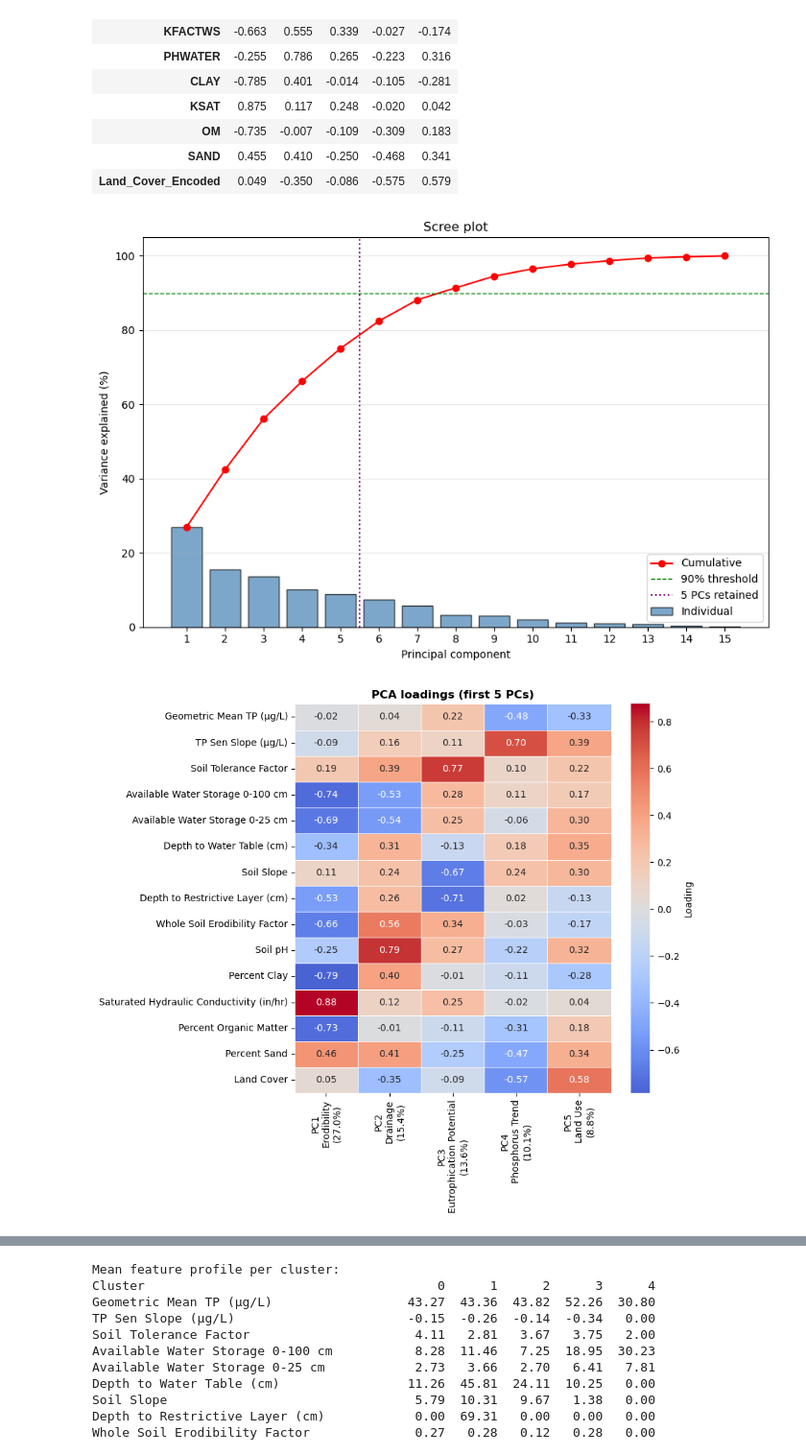
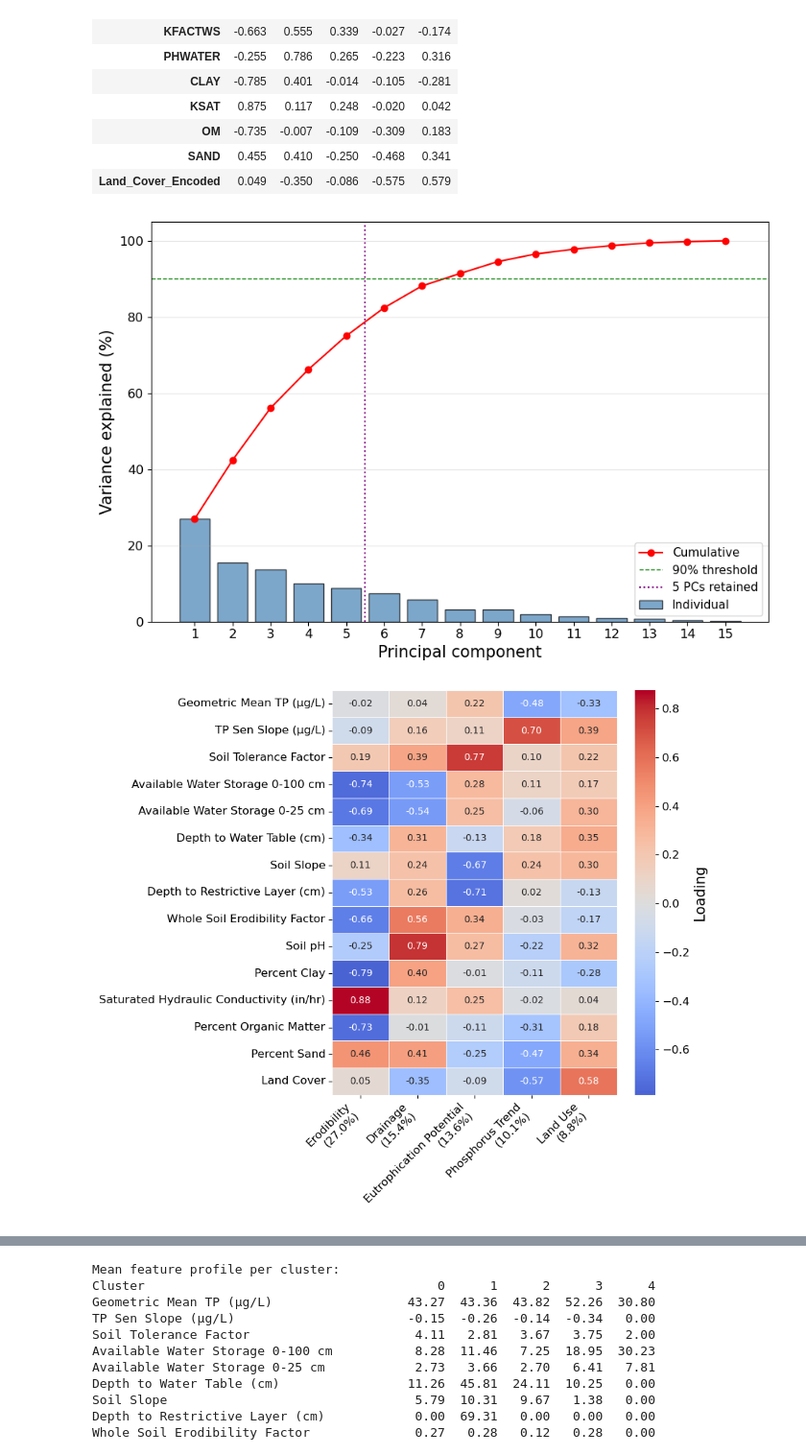
Before and after one commit to narslab/stream-station-typology, a Jupyter notebook: bin/ss-typology.ipynb, the cells around one changed output, grey strips where cells are left out. Shown at 96% size. Saved outputs shown, nothing was run; the diff lists cells and outputs as text; code cells hidden in the pictures.

```diff
--- a/bin/ss-typology.ipynb
+++ b/bin/ss-typology.ipynb
@@ -81,6 +90,15 @@ K = 5                       # cluster count (justified by the diagnostics cell)
 CLUSTER_METHOD = "ward"     # "ward" (hierarchical) or "kmeans"
 RANDOM_STATE = 45
 PALETTE = list(plt.get_cmap("tab10").colors)
+# %%
+# --- Figure style: larger fonts for paper-ready figures ---
+plt.rcParams.update({
+    "axes.labelsize": 15,
+    "axes.titlesize": 13,
+    "xtick.labelsize": 12,
+    "ytick.labelsize": 12,
+    "legend.fontsize": 11,
+})
 # %%
 # --- Data input: encode land cover, hold out validation sites ---
 df = pd.read_csv(DATA)
@@ -190,39 +208,39 @@ PCs needed for 90% cumulative variance: 8
 # %%
 # --- PCA visualization: scree plot and loadings heatmap (saved separately) ---
 pcs = np.arange(1, pca.n_components_ + 1)
 vpct = pca.explained_variance_ratio_ * 100
 cum = np.cumsum(vpct)
 
 # Scree plot
 fig, ax = plt.subplots(figsize=(9, 6))
 ax.bar(pcs, vpct, color="steelblue", edgecolor="black", alpha=.7, label="Individual")
 ax.plot(pcs, cum, "ro-", label="Cumulative")
 ax.axhline(90, color="green", ls="--", lw=1, label="90% threshold")
 ax.axvline(N_PCS_CLUSTER + .5, color="purple", ls=":", lw=1.5,
            label=f"{N_PCS_CLUSTER} PCs retained")
-ax.set(xlabel="Principal component", ylabel="Variance explained (%)", title="Scree plot")
+ax.set(xlabel="Principal component", ylabel="Variance explained (%)")
 ax.set_xticks(pcs)
 ax.legend()
 ax.grid(axis="y", alpha=.3)
 fig.tight_layout()
 fig.savefig(FIG / "scree.png", dpi=200)
 plt.show()
 
-# Loadings heatmap
+# Loadings heatmap (component names only, no "PCx")
 disp = loadings.iloc[:, :N_PCS_CLUSTER].copy()
 disp.index = [VARIABLE_LABELS.get(f, f) for f in disp.index]
-disp.columns = [f"{c}\n{PC_NAMES.get(c, '')}\n({v:.1f}%)"
+disp.columns = [f"{PC_NAMES.get(c, c)}\n({v:.1f}%)"
                 for c, v in zip(disp.columns, vpct)]
 fig, ax = plt.subplots(figsize=(9, 8))
 sns.heatmap(disp, cmap="coolwarm", center=0, annot=True, fmt=".2f", linewidths=.5,
             cbar_kws={"label": "Loading"}, ax=ax)
-ax.set_title(f"PCA loadings (first {N_PCS_CLUSTER} PCs)", fontweight="bold")
+ax.set_xticklabels(ax.get_xticklabels(), rotation=45, ha="right")
 fig.tight_layout()
 fig.savefig(FIG / "loadings-heatmap.png", dpi=200)
 plt.show()
 # %% [output]
-[figure, old version]
+[figure, new version]
-[figure, old version]
+[figure, new version]
 # %%
 # --- Clustering helpers (shared by both methods) ---
 Z = scores[:, :N_PCS_CLUSTER]        # cluster on the first 5 PCs
```
Also changed, not shown: parts of 10 cells of this notebook, 12 other files.
